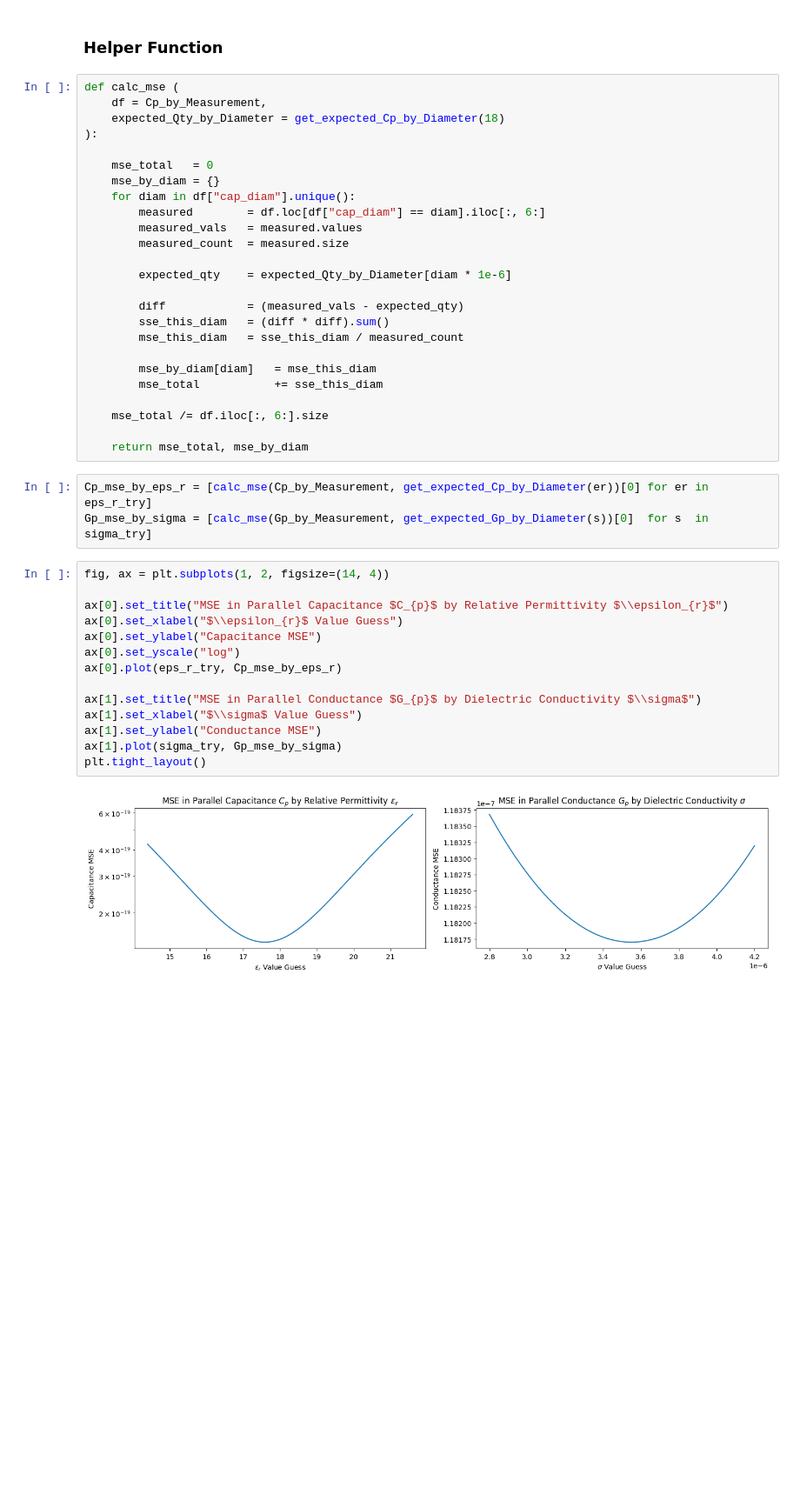
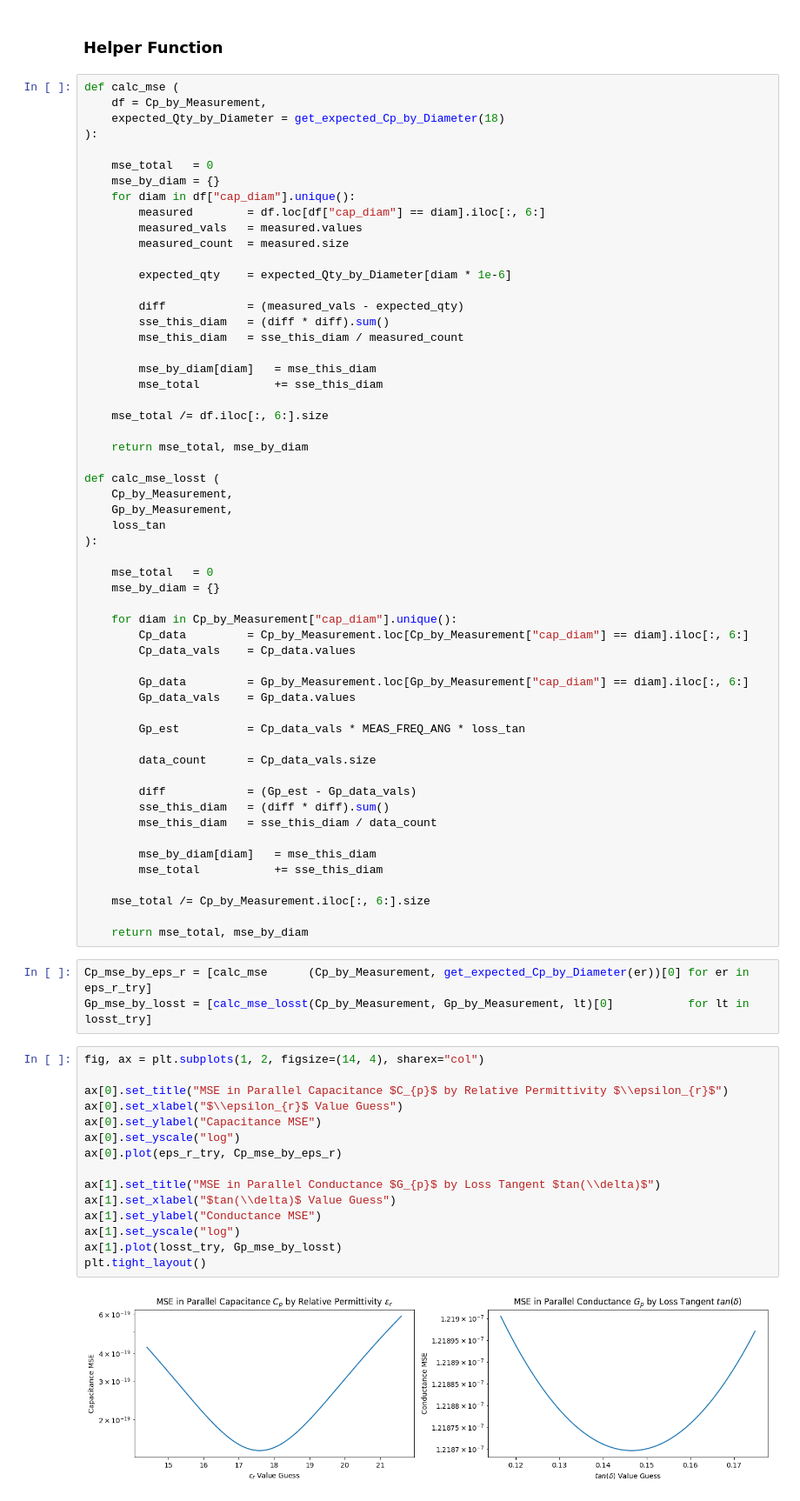
Before and after one commit to KevTheKoiFishy/SPC-MIM, a Jupyter notebook: CV_PROBE/Analysis/Eps_r_Estimate.ipynb, the cells around one changed output. Shown: that part at 87% size. Drawn from its saved outputs; the diff is of its cells as text; blank space fills up the shorter version.

Commit message:
👩🏻‍🔧 Fixed Sigma -> Loss Tangent

```diff
--- a/CV_PROBE/Analysis/Eps_r_Estimate.ipynb
+++ b/CV_PROBE/Analysis/Eps_r_Estimate.ipynb
@@ -66,24 +66,56 @@ def calc_mse (
     mse_total /= df.iloc[:, 6:].size
 
     return mse_total, mse_by_diam
+
+def calc_mse_losst (
+    Cp_by_Measurement,
+    Gp_by_Measurement,
+    loss_tan
+):
+
+    mse_total   = 0
+    mse_by_diam = {}
+
+    for diam in Cp_by_Measurement["cap_diam"].unique():
+        Cp_data         = Cp_by_Measurement.loc[Cp_by_Measurement["cap_diam"] == diam].iloc[:, 6:]
+        Cp_data_vals    = Cp_data.values
+
+        Gp_data         = Gp_by_Measurement.loc[Gp_by_Measurement["cap_diam"] == diam].iloc[:, 6:]
+        Gp_data_vals    = Gp_data.values
+
+        Gp_est          = Cp_data_vals * MEAS_FREQ_ANG * loss_tan
+
+        data_count      = Cp_data_vals.size
+
+        diff            = (Gp_est - Gp_data_vals)
+        sse_this_diam   = (diff * diff).sum()
+        mse_this_diam   = sse_this_diam / data_count
+
+        mse_by_diam[diam]   = mse_this_diam
+        mse_total           += sse_this_diam
+
+    mse_total /= Cp_by_Measurement.iloc[:, 6:].size
+
+    return mse_total, mse_by_diam
 # %%
-Cp_mse_by_eps_r = [calc_mse(Cp_by_Measurement, get_expected_Cp_by_Diameter(er))[0] for er in eps_r_try]
-Gp_mse_by_sigma = [calc_mse(Gp_by_Measurement, get_expected_Gp_by_Diameter(s))[0]  for s  in sigma_try]
+Cp_mse_by_eps_r = [calc_mse      (Cp_by_Measurement, get_expected_Cp_by_Diameter(er))[0] for er in eps_r_try]
+Gp_mse_by_losst = [calc_mse_losst(Cp_by_Measurement, Gp_by_Measurement, lt)[0]           for lt in losst_try]
 # %%
-fig, ax = plt.subplots(1, 2, figsize=(14, 4))
+fig, ax = plt.subplots(1, 2, figsize=(14, 4), sharex="col")
 
 ax[0].set_title("MSE in Parallel Capacitance $C_{p}$ by Relative Permittivity $\\epsilon_{r}$")
 ax[0].set_xlabel("$\\epsilon_{r}$ Value Guess")
 ax[0].set_ylabel("Capacitance MSE")
 ax[0].set_yscale("log")
 ax[0].plot(eps_r_try, Cp_mse_by_eps_r)
 
-ax[1].set_title("MSE in Parallel Conductance $G_{p}$ by Dielectric Conductivity $\\sigma$")
-ax[1].set_xlabel("$\\sigma$ Value Guess")
+ax[1].set_title("MSE in Parallel Conductance $G_{p}$ by Loss Tangent $tan(\\delta)$")
+ax[1].set_xlabel("$tan(\\delta)$ Value Guess")
 ax[1].set_ylabel("Conductance MSE")
-ax[1].plot(sigma_try, Gp_mse_by_sigma)
+ax[1].set_yscale("log")
+ax[1].plot(losst_try, Gp_mse_by_losst)
 plt.tight_layout()
 # %% [output]
-[figure, old version]
+[figure, new version]
 # %%
 Cp_mse_min_i    = np.argmin(Cp_mse_by_eps_r)
```
Also changed, not shown: parts of 2 cells of this notebook, 3 other files.
